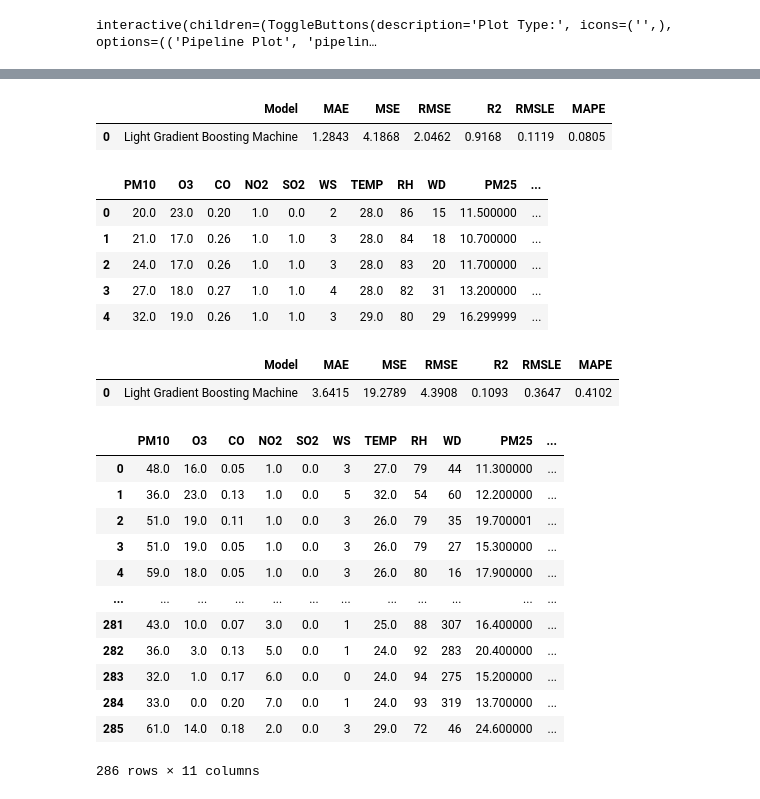
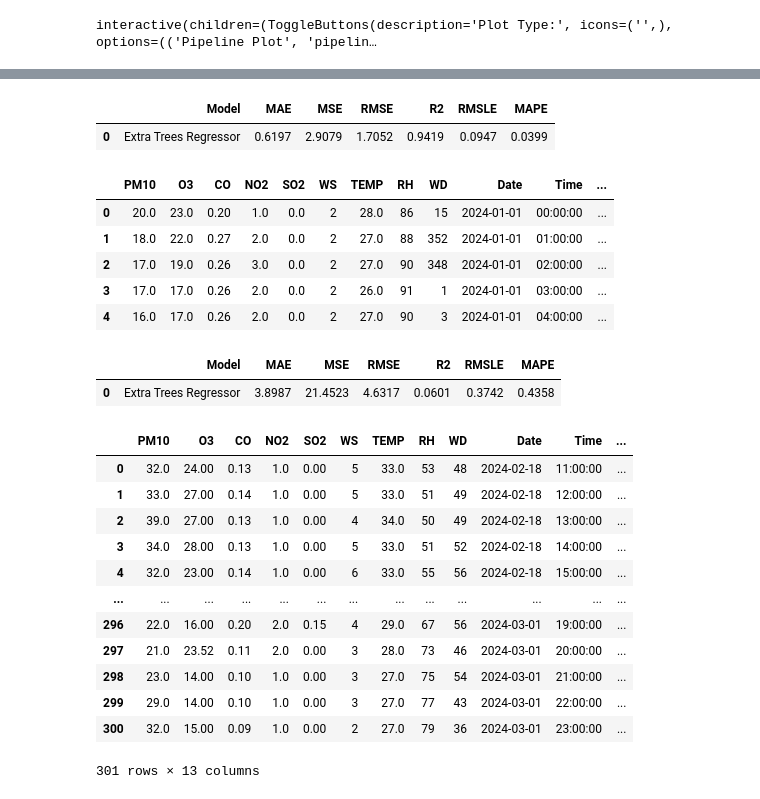
Before and after one commit to jayjiratta/predict_pm2.5, a Jupyter notebook: predict.ipynb, the cells around one changed output, grey strips where cells are left out. Cells and saved outputs as stored; diff of their text form; code cells hidden in the pictures.

```diff
--- a/predict.ipynb
+++ b/predict.ipynb
@@ -77,0 +60,2 @@ lightgbm = create_model('lightgbm')
+# %%
+et = create_model('et')
@@ -78,33 +79,33 @@ lightgbm = create_model('lightgbm')
 # %%
-predictions = predict_model(lightgbm, data=data)
+predictions = predict_model(et, data)
 predictions.head()
 # %% [output]
 |  | Model | MAE | MSE | RMSE | R2 | RMSLE | MAPE |
-| 0 | Light Gradient Boosting Machine | 1.2843 | 4.1868 | 2.0462 | 0.9168 | 0.1119 | 0.0805 |
+| 0 | Extra Trees Regressor | 0.6197 | 2.9079 | 1.7052 | 0.9419 | 0.0947 | 0.0399 |
-|  | PM10 | O3 | CO | NO2 | SO2 | WS | TEMP | RH | WD | PM25 | ... |
-| 0 | 20.0 | 23.0 | 0.20 | 1.0 | 0.0 | 2 | 28.0 | 86 | 15 | 11.500000 | ... |
-| 1 | 21.0 | 17.0 | 0.26 | 1.0 | 1.0 | 3 | 28.0 | 84 | 18 | 10.700000 | ... |
-| 2 | 24.0 | 17.0 | 0.26 | 1.0 | 1.0 | 3 | 28.0 | 83 | 20 | 11.700000 | ... |
-| 3 | 27.0 | 18.0 | 0.27 | 1.0 | 1.0 | 4 | 28.0 | 82 | 31 | 13.200000 | ... |
-| 4 | 32.0 | 19.0 | 0.26 | 1.0 | 1.0 | 3 | 29.0 | 80 | 29 | 16.299999 | ... |
+|  | PM10 | O3 | CO | NO2 | SO2 | WS | TEMP | RH | WD | Date | Time | ... |
+| 0 | 20.0 | 23.0 | 0.20 | 1.0 | 0.0 | 2 | 28.0 | 86 | 15 | 2024-01-01 | 00:00:00 | ... |
+| 1 | 18.0 | 22.0 | 0.27 | 2.0 | 0.0 | 2 | 27.0 | 88 | 352 | 2024-01-01 | 01:00:00 | ... |
+| 2 | 17.0 | 19.0 | 0.26 | 3.0 | 0.0 | 2 | 27.0 | 90 | 348 | 2024-01-01 | 02:00:00 | ... |
+| 3 | 17.0 | 17.0 | 0.26 | 2.0 | 0.0 | 2 | 26.0 | 91 | 1 | 2024-01-01 | 03:00:00 | ... |
+| 4 | 16.0 | 17.0 | 0.26 | 2.0 | 0.0 | 2 | 27.0 | 90 | 3 | 2024-01-01 | 04:00:00 | ... |
 # %%
 test = pd.read_csv('test.csv')
-test = test.drop(columns=['Date', 'Time'])
-predict_model(lightgbm,data=test)
+test = test.drop(columns=['DATETIMEDATA'])
+predict_model(et,data=test)
 # %% [output]
 |  | Model | MAE | MSE | RMSE | R2 | RMSLE | MAPE |
-| 0 | Light Gradient Boosting Machine | 3.6415 | 19.2789 | 4.3908 | 0.1093 | 0.3647 | 0.4102 |
+| 0 | Extra Trees Regressor | 3.8987 | 21.4523 | 4.6317 | 0.0601 | 0.3742 | 0.4358 |
-|  | PM10 | O3 | CO | NO2 | SO2 | WS | TEMP | RH | WD | PM25 | ... |
-| 0 | 48.0 | 16.0 | 0.05 | 1.0 | 0.0 | 3 | 27.0 | 79 | 44 | 11.300000 | ... |
-| 1 | 36.0 | 23.0 | 0.13 | 1.0 | 0.0 | 5 | 32.0 | 54 | 60 | 12.200000 | ... |
-| 2 | 51.0 | 19.0 | 0.11 | 1.0 | 0.0 | 3 | 26.0 | 79 | 35 | 19.700001 | ... |
-| 3 | 51.0 | 19.0 | 0.05 | 1.0 | 0.0 | 3 | 26.0 | 79 | 27 | 15.300000 | ... |
-| 4 | 59.0 | 18.0 | 0.05 | 1.0 | 0.0 | 3 | 26.0 | 80 | 16 | 17.900000 | ... |
-| ... | ... | ... | ... | ... | ... | ... | ... | ... | ... | ... | ... |
-| 281 | 43.0 | 10.0 | 0.07 | 3.0 | 0.0 | 1 | 25.0 | 88 | 307 | 16.400000 | ... |
-| 282 | 36.0 | 3.0 | 0.13 | 5.0 | 0.0 | 1 | 24.0 | 92 | 283 | 20.400000 | ... |
-| 283 | 32.0 | 1.0 | 0.17 | 6.0 | 0.0 | 0 | 24.0 | 94 | 275 | 15.200000 | ... |
-| 284 | 33.0 | 0.0 | 0.20 | 7.0 | 0.0 | 1 | 24.0 | 93 | 319 | 13.700000 | ... |
-| 285 | 61.0 | 14.0 | 0.18 | 2.0 | 0.0 | 3 | 29.0 | 72 | 46 | 24.600000 | ... |
+|  | PM10 | O3 | CO | NO2 | SO2 | WS | TEMP | RH | WD | Date | Time | ... |
+| 0 | 32.0 | 24.00 | 0.13 | 1.0 | 0.00 | 5 | 33.0 | 53 | 48 | 2024-02-18 | 11:00:00 | ... |
+| 1 | 33.0 | 27.00 | 0.14 | 1.0 | 0.00 | 5 | 33.0 | 51 | 49 | 2024-02-18 | 12:00:00 | ... |
+| 2 | 39.0 | 27.00 | 0.13 | 1.0 | 0.00 | 4 | 34.0 | 50 | 49 | 2024-02-18 | 13:00:00 | ... |
+| 3 | 34.0 | 28.00 | 0.13 | 1.0 | 0.00 | 5 | 33.0 | 51 | 52 | 2024-02-18 | 14:00:00 | ... |
+| 4 | 32.0 | 23.00 | 0.14 | 1.0 | 0.00 | 6 | 33.0 | 55 | 56 | 2024-02-18 | 15:00:00 | ... |
+| ... | ... | ... | ... | ... | ... | ... | ... | ... | ... | ... | ... | ... |
+| 296 | 22.0 | 16.00 | 0.20 | 2.0 | 0.15 | 4 | 29.0 | 67 | 56 | 2024-03-01 | 19:00:00 | ... |
+| 297 | 21.0 | 23.52 | 0.11 | 2.0 | 0.00 | 3 | 28.0 | 73 | 46 | 2024-03-01 | 20:00:00 | ... |
+| 298 | 23.0 | 14.00 | 0.10 | 1.0 | 0.00 | 3 | 27.0 | 75 | 54 | 2024-03-01 | 21:00:00 | ... |
+| 299 | 29.0 | 14.00 | 0.10 | 1.0 | 0.00 | 3 | 27.0 | 77 | 43 | 2024-03-01 | 22:00:00 | ... |
+| 300 | 32.0 | 15.00 | 0.09 | 1.0 | 0.00 | 2 | 27.0 | 79 | 36 | 2024-03-01 | 23:00:00 | ... |
-286 rows × 11 columns
+301 rows × 13 columns
 # %%
```
Also changed, not shown: parts of 11 cells of this notebook.
